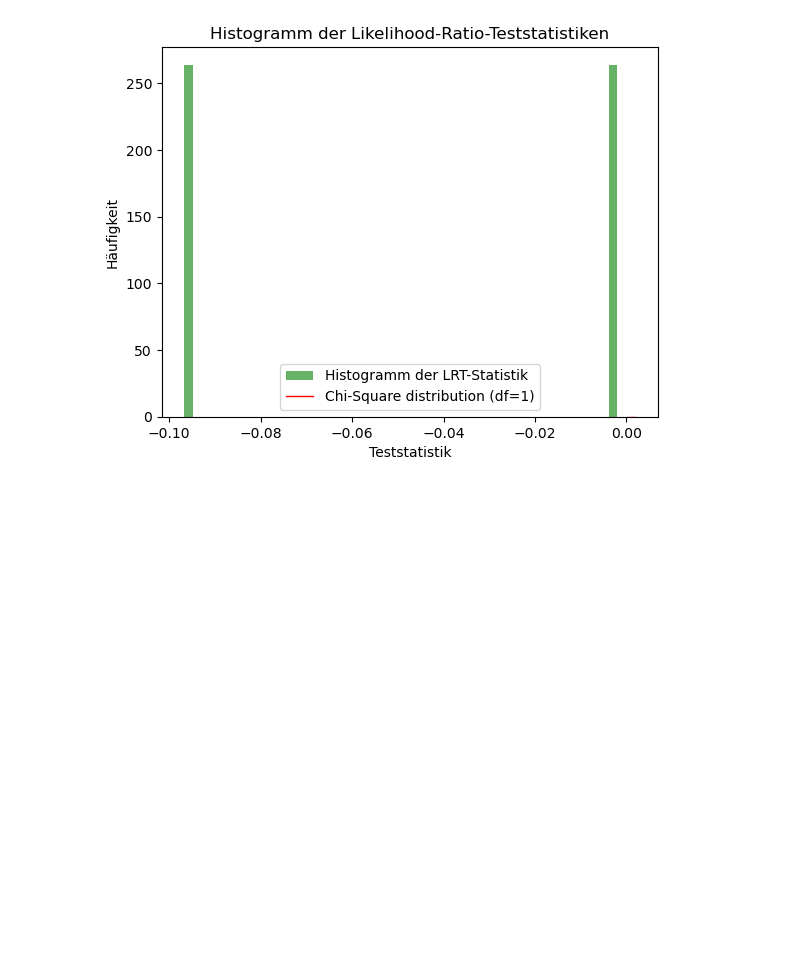
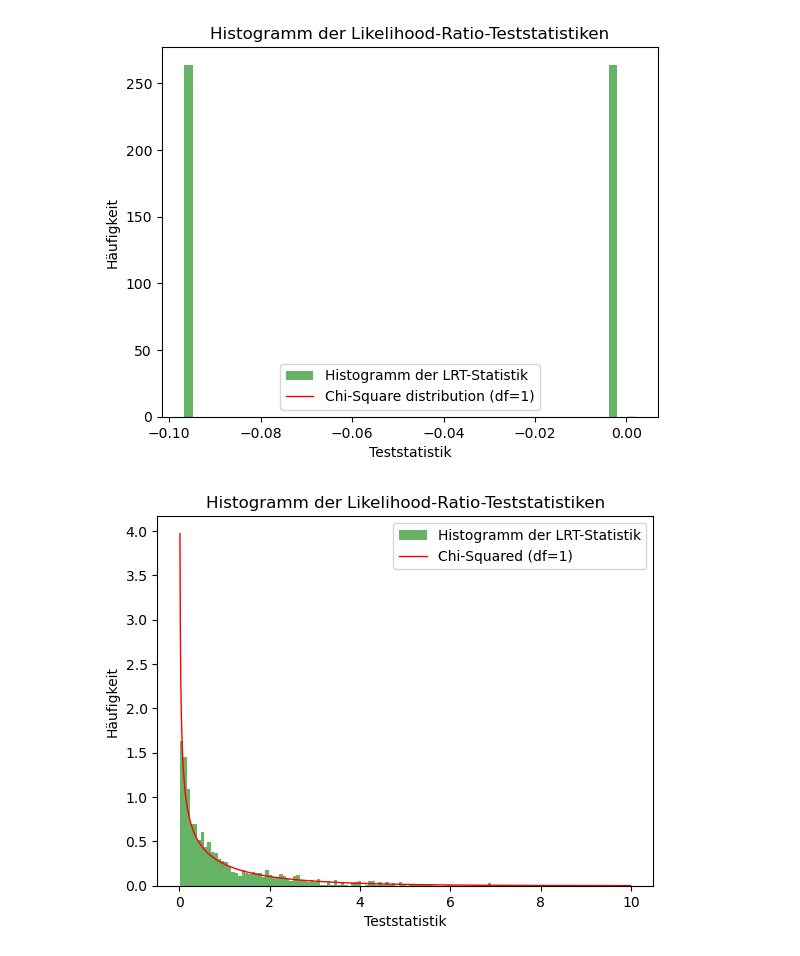
Before and after one commit to el-pato01/BA2024, a Jupyter notebook: Code/LRT_VAE_MM/AE_MM_2ndOrderoptim.ipynb, the cells around one changed output. Drawn from its saved outputs; the diff is of its cells as text; code cells hidden in the pictures; blank space fills up the shorter version.

```diff
--- a/Code/LRT_VAE_MM/AE_MM_2ndOrderoptim.ipynb
+++ b/Code/LRT_VAE_MM/AE_MM_2ndOrderoptim.ipynb
@@ -357,3 +357,33 @@ plt.savefig(histogram_path)
 plt.show()
 # %% [output]
 [figure]
+# %%
+data = np.load('Autoencoder.npy')
+hist_vals = []
+
+for val in data:
+    if 10 > val > 0:
+        hist_vals.append(val)
+
+# plot the histogr<am of the LRT-statistic
+plt.hist(hist_vals, bins=120, density=True, alpha=0.6, color='g', label='Histogramm der LRT-Statistik')
+
+# Chi-Quadrat-Verteilung mit zwei Freiheitsgraden plotten (für Vergleich)
+x = np.linspace(0, 10, 1000)
+plt.plot(x, chi2.pdf(x, df=1), 'r-', lw=1, label='Chi-Squared (df=1)')
+
+
+# Beschriftungen hinzufügen
+plt.title('Histogramm der Likelihood-Ratio-Teststatistiken')
+plt.xlabel('Teststatistik')
+plt.ylabel('Häufigkeit')
+plt.legend()
+
+# Save the histogram in the current directory
+histogram_path = os.path.join(os.getcwd(), 'hist_nML_in_lossfkt.png')
+plt.savefig(histogram_path)
+
+# Histogramm anzeigen
+plt.show()
+# %% [output]
+[figure, added]
```
Also changed, not shown: parts of 4 cells of this notebook, 19 other files.
